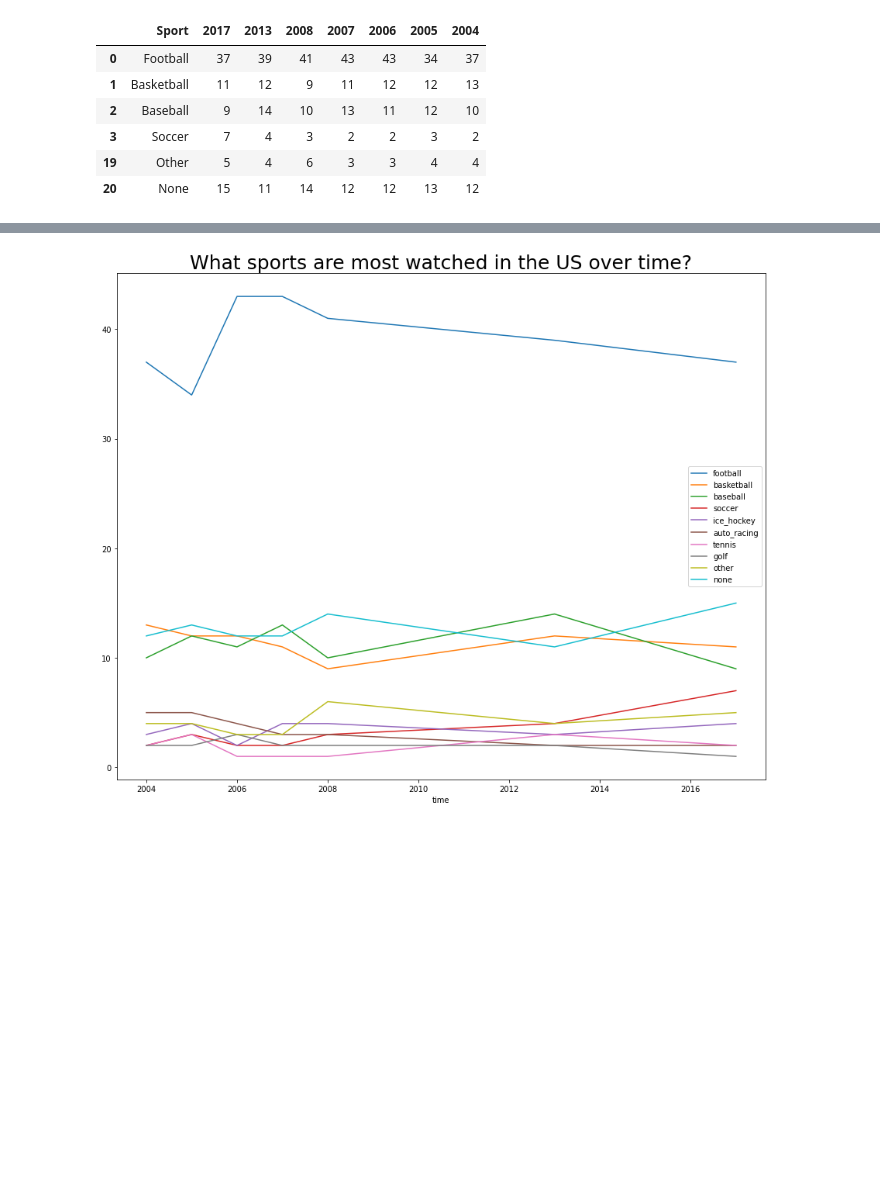
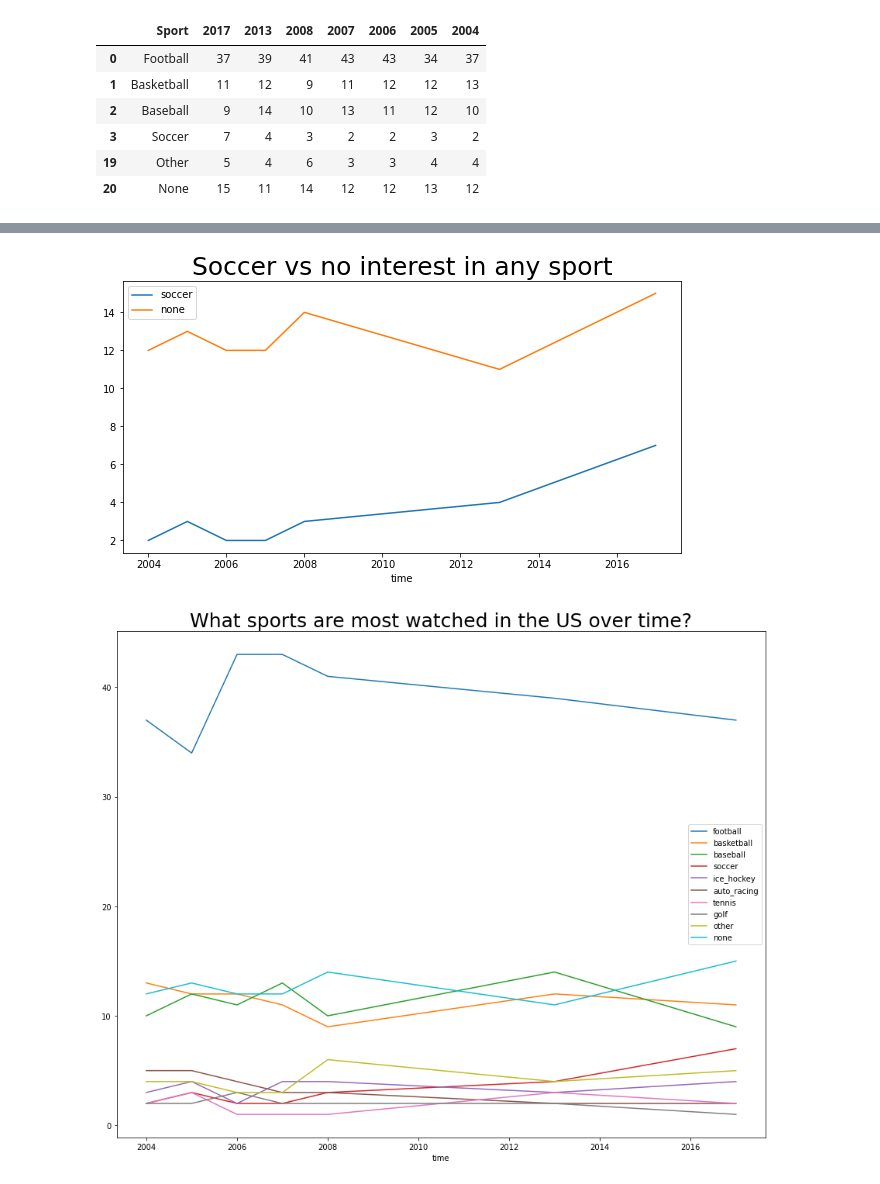
Before and after one commit to ivnizhnik/Python_for_Data_Science, a Jupyter notebook: Most_Watched_Sports.ipynb, the cells around one changed output, grey strips where cells are left out. Cells and saved outputs as stored; diff of their text form; code cells hidden in the pictures; blank space fills up the shorter version.

```diff
--- a/Most_Watched_Sports.ipynb
+++ b/Most_Watched_Sports.ipynb
@@ -214,3 +207,18 @@ df_time_sports.plot( x = 'time' , y = 'none', ax = ax );
+# %%
+fig, axes = plt.subplots(nrows = 1, ncols = 1, figsize = (10, 5))
+time = [ 2017 , 2013 , 2008 , 2007 , 2006 , 2005, 2004 ]  # x-axis
+soccer =[7,	4,	3,	2,	2,	3,	2]
+none	= [15, 11, 14,	12,	12,	13,	12 ]
+df_time_sports = pd.DataFrame(
+    { 'time' : time ,
+     'soccer' : soccer,
+     'none' : none})
+ax = plt.gca()
+plt.title('Soccer vs no interest in any sport', fontsize = 25)
+df_time_sports.plot( x = 'time' , y = 'soccer', ax = ax )
+df_time_sports.plot( x = 'time' , y = 'none', ax = ax );
+# %% [output]
+[figure, added]
 # %%
 # As we see the increase in soccer popularity in the US over time so is no interest in any sports is relatively high during that time period.
 # %%
```
Also changed, not shown: parts of 3 cells of this notebook.
